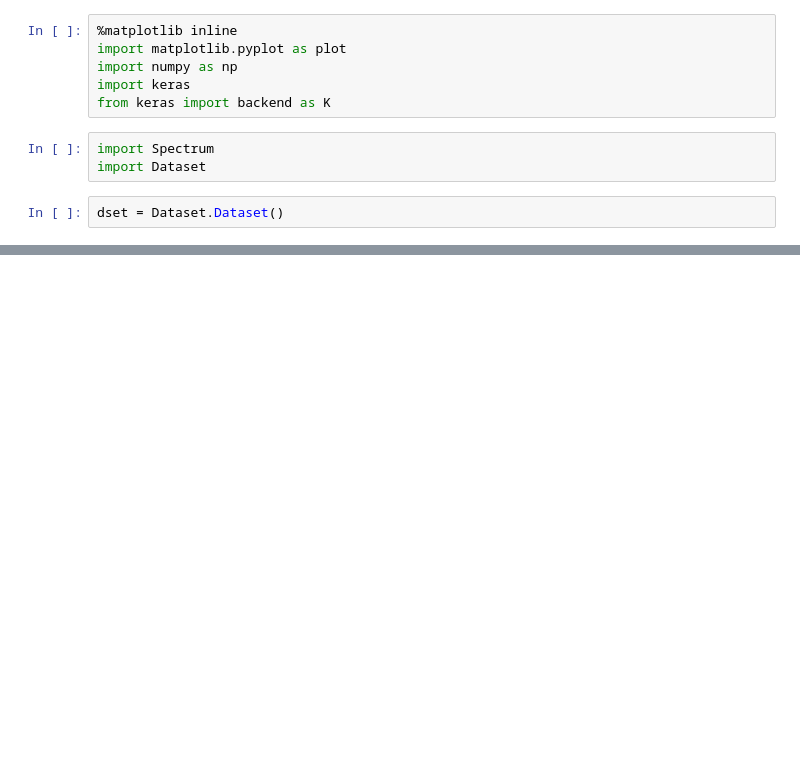
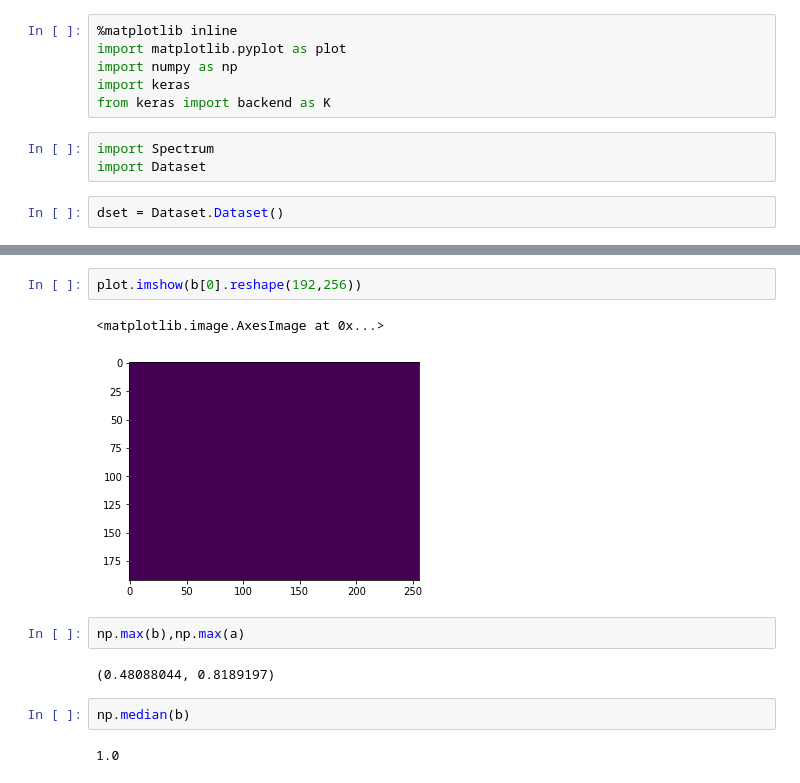
Before and after one commit to meduketto/retrogfx, a Jupyter notebook: Test.ipynb, the cells around one changed output, grey strips where cells are left out. Drawn from its saved outputs; the diff is of its cells as text; blank space fills up the shorter version.

```diff
--- a/Test.ipynb
+++ b/Test.ipynb
@@ -66,0 +171,13 @@ show(123)
+# %%
+plot.imshow(b[0].reshape(192,256))
+# %% [output]
+<matplotlib.image.AxesImage at 0x...>
+[figure, added]
+# %%
+np.max(b),np.max(a)
+# %% [output]
+(0.48088044, 0.8189197)
+# %%
+np.median(b)
+# %% [output]
+1.0
```
Also changed, not shown: parts of 12 cells of this notebook.
